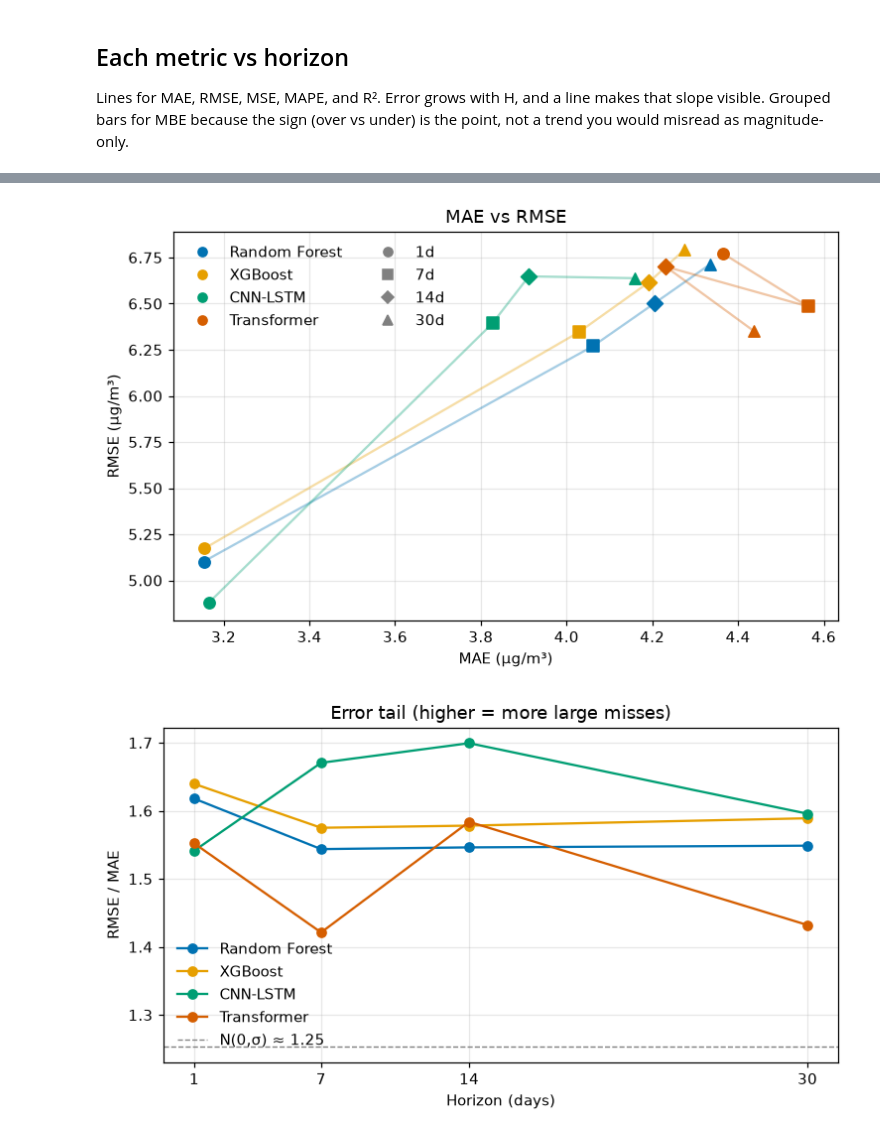
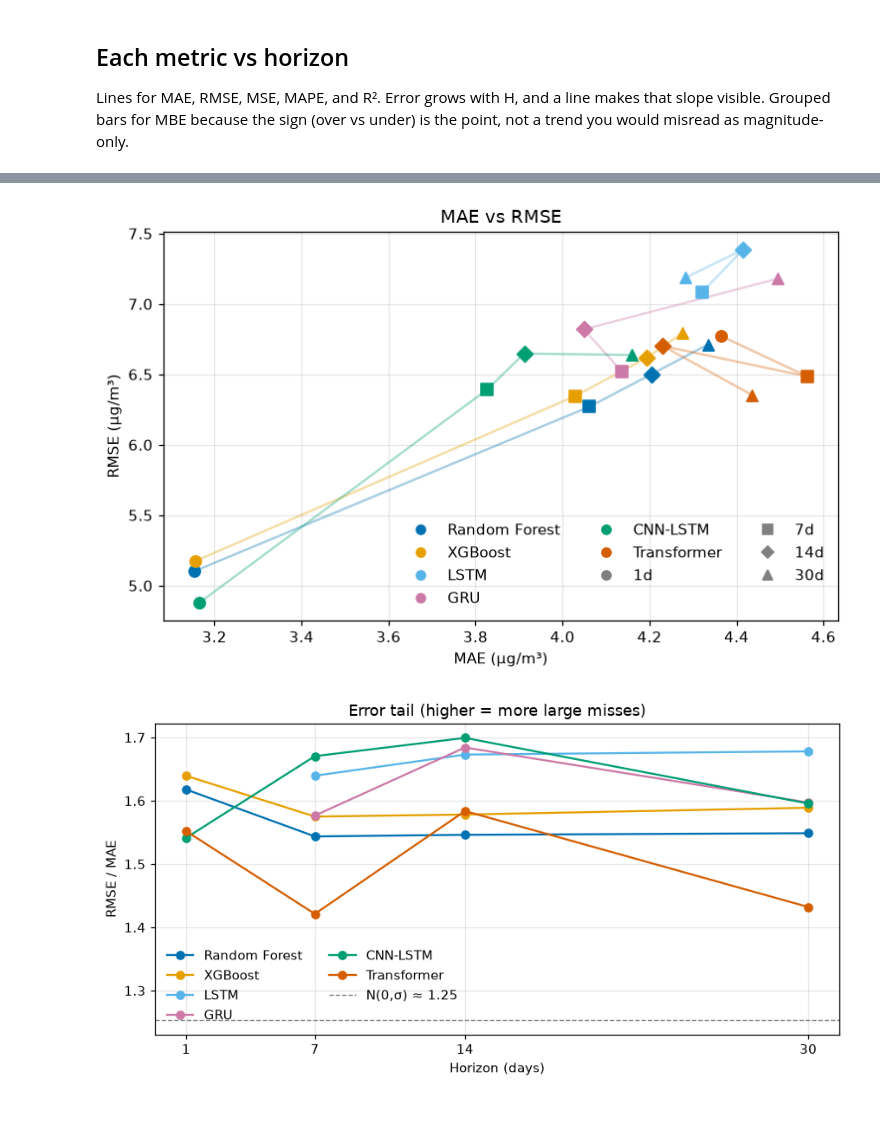
Before and after one commit to Masters-Paper-Forecasting/code, a Jupyter notebook: model_training/pooled_path_comparison_plots.ipynb, the cells around one changed output, grey strips where cells are left out. Saved outputs shown, nothing was run; the diff lists cells and outputs as text; code cells hidden in the pictures.

```diff
--- a/model_training/pooled_path_comparison_plots.ipynb
+++ b/model_training/pooled_path_comparison_plots.ipynb
@@ -16,19 +16,25 @@ import pandas as pd
 HERE = Path(".")
 df = pd.read_csv(HERE / "pooled_path_comparison.csv")
 
-MODELS = ["Random Forest", "XGBoost", "CNN-LSTM", "Transformer"]
+PREFERRED = [
+    "Random Forest",
+    "XGBoost",
+    "LSTM",
+    "GRU",
+    "CNN-LSTM",
+    "Transformer",
+]
+MODELS = [m for m in PREFERRED if m in set(df["Model"])]
 COLORS = {
     "Random Forest": "#0072B2",
     "XGBoost": "#E69F00",
+    "LSTM": "#56B4E9",
+    "GRU": "#CC79A7",
     "CNN-LSTM": "#009E73",
     "Transformer": "#D55E00",
 }
 HORIZONS = [1, 7, 14, 30]
 MARKERS = {1: "o", 7: "s", 14: "D", 30: "^"}
-
-df = df.set_index(["Model", "Horizon_Days"]).loc[
-    pd.MultiIndex.from_product([MODELS, HORIZONS])
-].reset_index()
 
 plt.rcParams.update({
     "figure.dpi": 110,
@@ -167,34 +170,27 @@ handles = [
 ax.set_xlabel("MAE (µg/m³)")
 ax.set_ylabel("RMSE (µg/m³)")
 ax.set_title("MAE vs RMSE")
-ax.legend(handles=handles, frameon=False, ncol=2)
+ax.legend(handles=handles, frameon=False, ncol=3)
 fig.tight_layout()
 plt.show()
 # %% [output]
-[figure, old version]
+[figure, new version]
 # %%
-ratio = df.copy()
-ratio["RMSE_over_MAE"] = ratio["RMSE"] / ratio["MAE"]
-
-fig, ax = plt.subplots(figsize=(7, 4))
+fig, ax = plt.subplots(figsize=(8, 4.2))
 for model in MODELS:
-    ax.plot(
-        HORIZONS,
-        [ratio.loc[(ratio["Model"] == model) & (ratio["Horizon_Days"] == h), "RMSE_over_MAE"].iloc[0] for h in HORIZONS],
-        marker="o",
-        color=COLORS[model],
-        label=model,
-    )
+    mae = np.asarray(values(model, "MAE"), dtype=float)
+    rmse = np.asarray(values(model, "RMSE"), dtype=float)
+    ax.plot(HORIZONS, rmse / mae, marker="o", color=COLORS[model], label=model)
 ax.axhline(1.253, color="grey", linestyle="--", linewidth=0.9, label="N(0,σ) ≈ 1.25")
 ax.set_xticks(HORIZONS)
 ax.set_xlabel("Horizon (days)")
 ax.set_ylabel("RMSE / MAE")
 ax.set_title("Error tail (higher = more large misses)")
-ax.legend(frameon=False)
+ax.legend(frameon=False, ncol=2)
 fig.tight_layout()
 plt.show()
 # %% [output]
-[figure, old version]
+[figure, new version]
 # %%
 fig, ax = plt.subplots(figsize=(7, 4.5))
 for model in MODELS:
```
Also changed, not shown: parts of 14 cells of this notebook, 5 other files.
